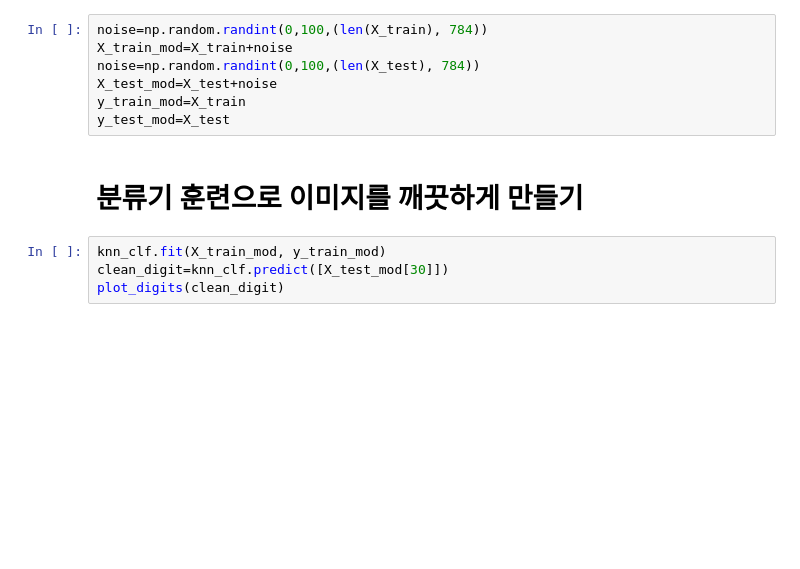
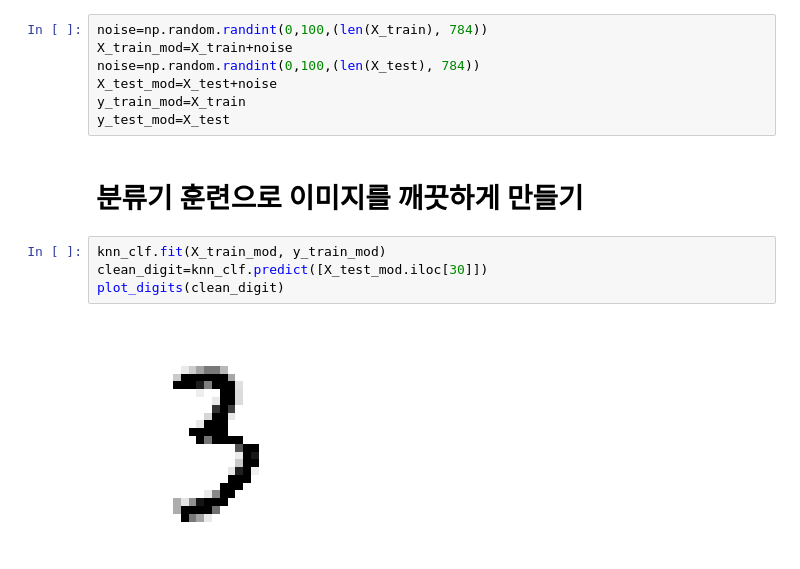
Before and after one commit to codyub/ESAA, a Jupyter notebook: 핸즈온_3장_분류_p_127_154.ipynb, the cells around one changed output. Drawn from its saved outputs; the diff is of its cells as text; blank space fills up the shorter version.

```diff
--- a/핸즈온_3장_분류_p_127_154.ipynb
+++ b/핸즈온_3장_분류_p_127_154.ipynb
@@ -613,5 +622,7 @@ y_test_mod=X_test
 # 분류기 훈련으로 이미지를 깨끗하게 만들기
 # %%
 knn_clf.fit(X_train_mod, y_train_mod)
-clean_digit=knn_clf.predict([X_test_mod[30]])
+clean_digit=knn_clf.predict([X_test_mod.iloc[30]])
 plot_digits(clean_digit)
+# %% [output]
+[figure, added]
```
Also changed, not shown: parts of 6 cells of this notebook.
